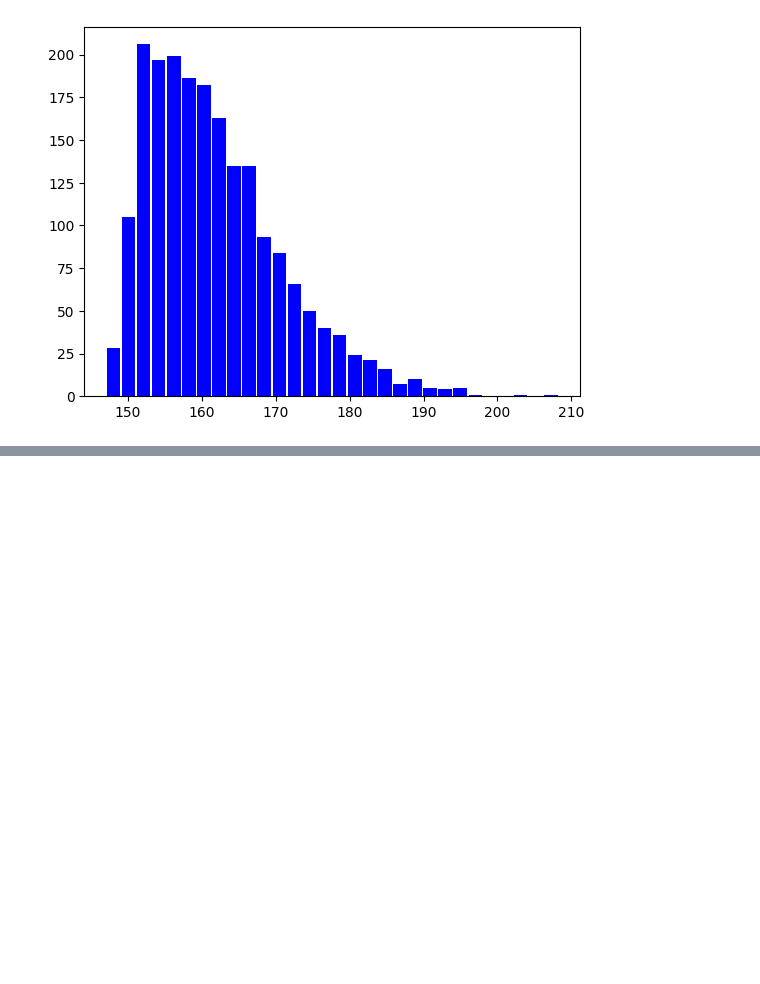
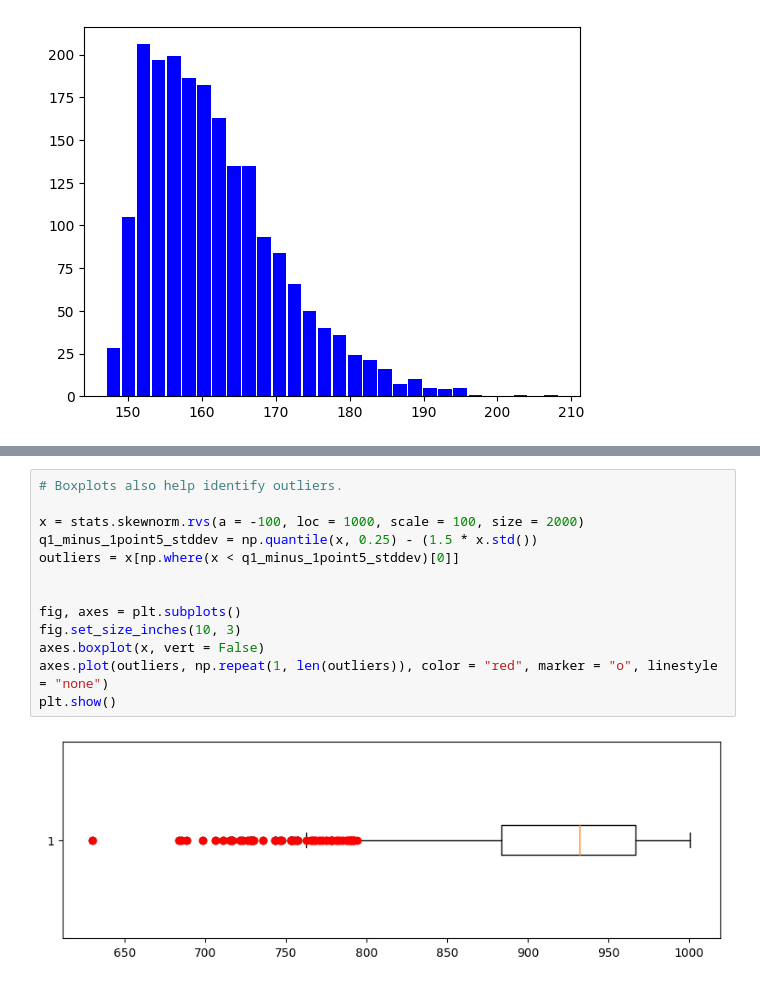
Before and after one commit to anoban/Understanding-and-Visualizing-Data-with-Python, a Jupyter notebook: anoban/Box plots.ipynb, the cells around one changed output, grey strips where cells are left out. Drawn from its saved outputs; the diff is of its cells as text; blank space fills up the shorter version.

```diff
--- a/anoban/Box plots.ipynb
+++ b/anoban/Box plots.ipynb
@@ -53,0 +69,15 @@ plt.show()
+# %%
+# Boxplots also help identify outliers.
+
+x = stats.skewnorm.rvs(a = -100, loc = 1000, scale = 100, size = 2000)
+q1_minus_1point5_stddev = np.quantile(x, 0.25) - (1.5 * x.std())
+outliers = x[np.where(x < q1_minus_1point5_stddev)[0]]
+
+
+fig, axes = plt.subplots()
+fig.set_size_inches(10, 3)
+axes.boxplot(x, vert = False)
+axes.plot(outliers, np.repeat(1, len(outliers)), color = "red", marker = "o", linestyle = "none")
+plt.show()
+# %% [output]
+[figure, added]
```
Also changed, not shown: parts of 8 cells of this notebook.
